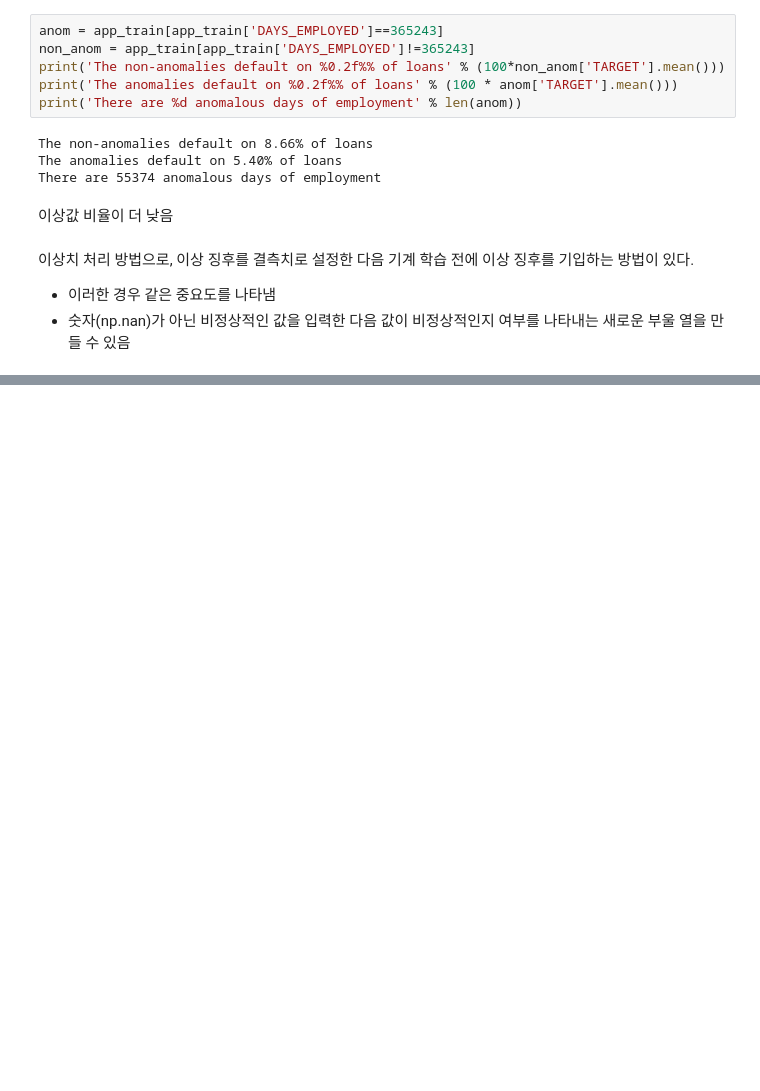
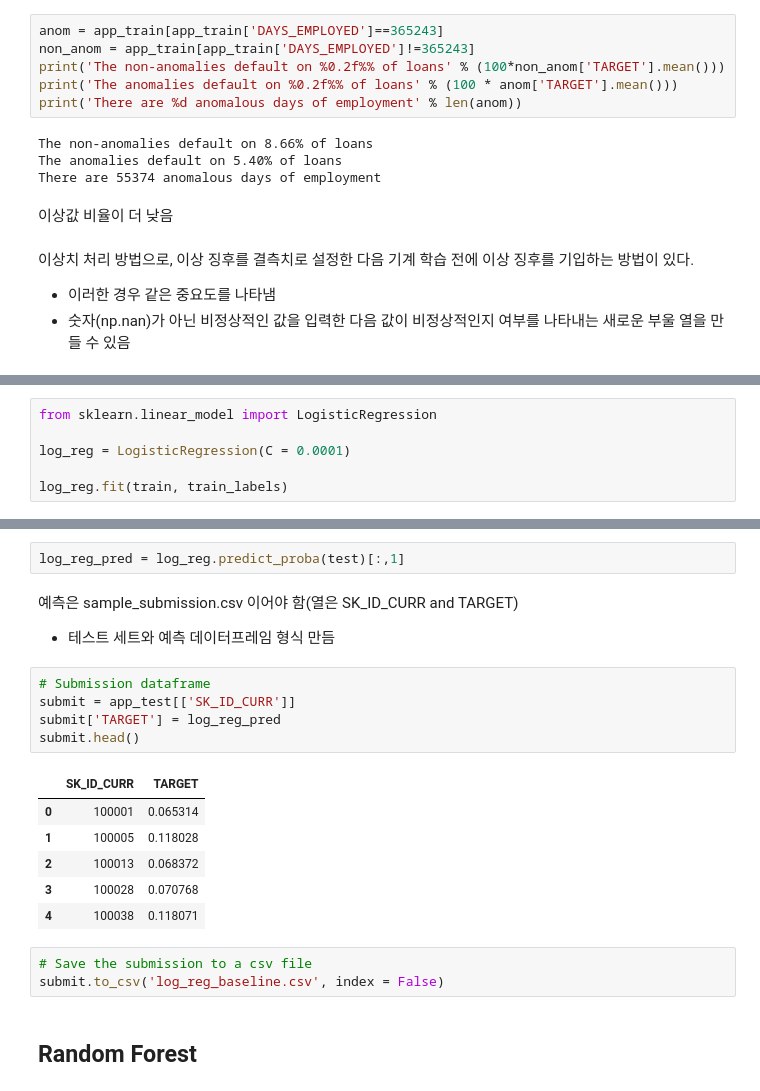
Before and after one commit to seokhee516/kaggle-practice, a Jupyter notebook: Binary classification/Home Credit Default Risk/Introduction: Home Credit Default Risk Competition.ipynb, the cells around one changed output, grey strips where cells are left out. Saved outputs shown, nothing was run; the diff lists cells and outputs as text; blank space fills up the shorter version.

```diff
--- a/Binary classification/Home Credit Default Risk/Introduction: Home Credit Default Risk Competition.ipynb
+++ b/Binary classification/Home Credit Default Risk/Introduction: Home Credit Default Risk Competition.ipynb
@@ -281,0 +499,6 @@ There are 55374 anomalous days of employment
+# %%
+from sklearn.linear_model import LogisticRegression
+
+log_reg = LogisticRegression(C = 0.0001)
+
+log_reg.fit(train, train_labels)
@@ -281,0 +526,22 @@ There are 55374 anomalous days of employment
+# %%
+log_reg_pred = log_reg.predict_proba(test)[:,1]
+# %% [markdown]
+예측은 sample_submission.csv 이어야 함(열은 SK_ID_CURR and TARGET)
+- 테스트 세트와 예측 데이터프레임 형식 만듬
+# %%
+# Submission dataframe
+submit = app_test[['SK_ID_CURR']]
+submit['TARGET'] = log_reg_pred
+submit.head()
+# %% [output]
+|  | SK_ID_CURR | TARGET |
+| 0 | 100001 | 0.065314 |
+| 1 | 100005 | 0.118028 |
+| 2 | 100013 | 0.068372 |
+| 3 | 100028 | 0.070768 |
+| 4 | 100038 | 0.118071 |
+# %%
+# Save the submission to a csv file
+submit.to_csv('log_reg_baseline.csv', index = False)
+# %% [markdown]
+## Random Forest
```
Also changed, not shown: parts of 45 cells of this notebook.
